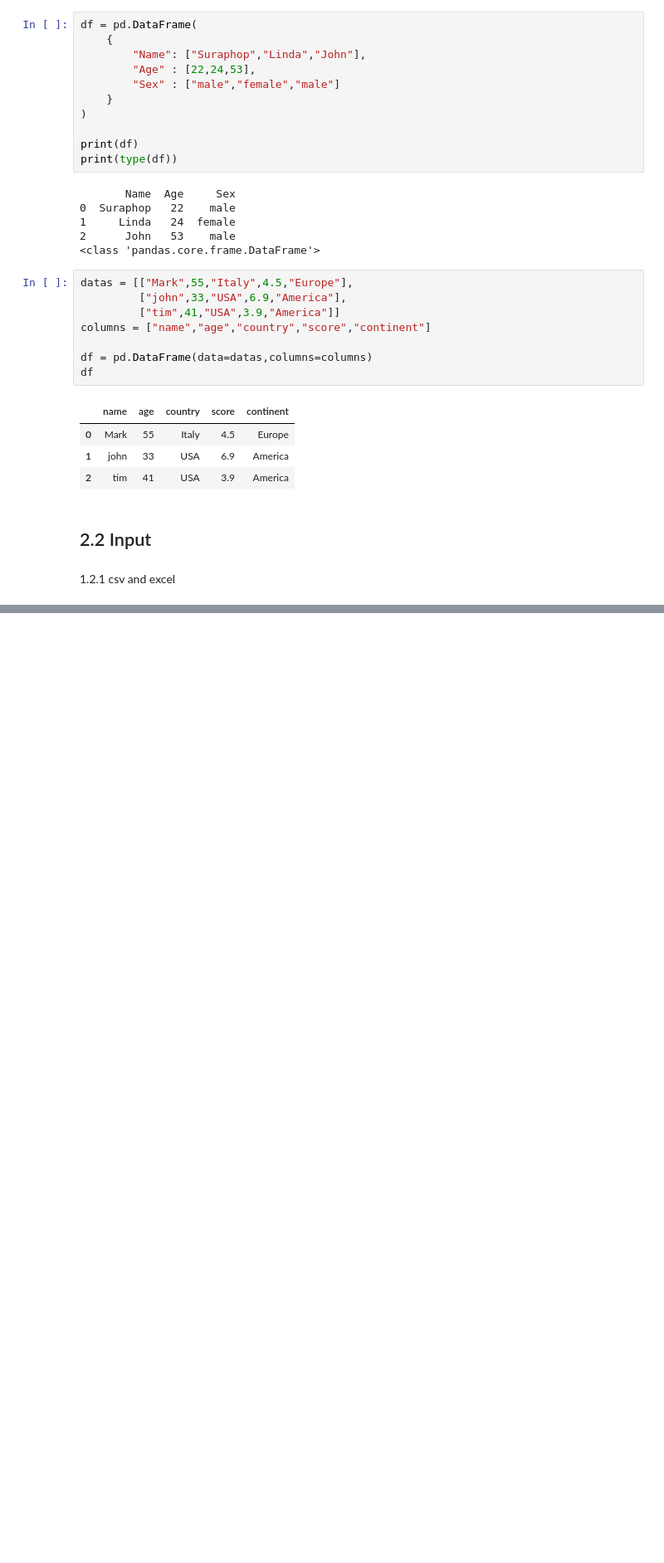
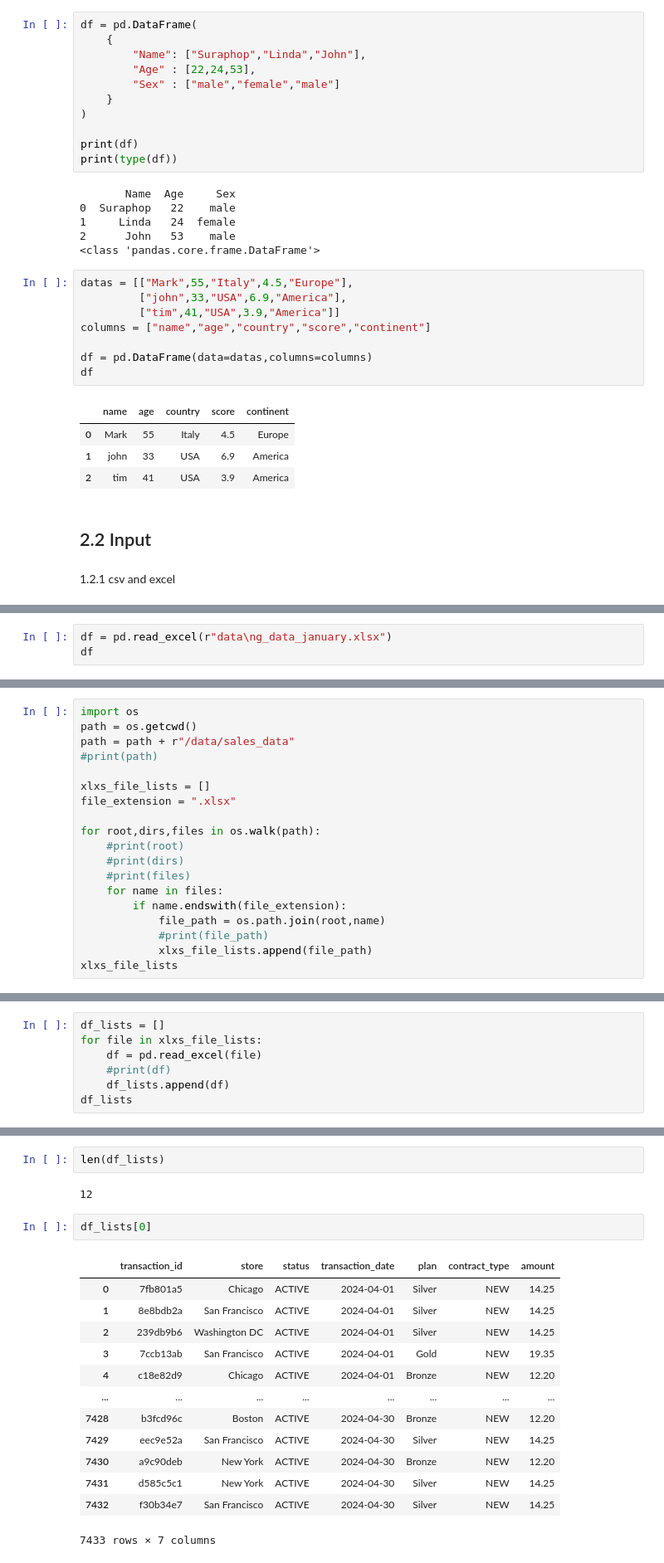
Before and after one commit to NMB-MIC/python_office_2025_02_13, a Jupyter notebook: src/02_pandas.ipynb, the cells around one changed output, grey strips where cells are left out. Shown at 83% size. Drawn from its saved outputs; the diff is of its cells as text; blank space fills up the shorter version.

```diff
--- a/src/02_pandas.ipynb
+++ b/src/02_pandas.ipynb
@@ -49,0 +84,3 @@ df = pd.read_csv()
+# %%
+df = pd.read_excel(r"data\ng_data_january.xlsx")
+df
@@ -49,0 +103,19 @@ df = pd.read_csv()
+# %%
+import os
+path = os.getcwd()
+path = path + r"/data/sales_data"
+#print(path)
+
+xlxs_file_lists = []
+file_extension = ".xlsx"
+
+for root,dirs,files in os.walk(path):
+    #print(root)
+    #print(dirs)
+    #print(files)
+    for name in files:
+        if name.endswith(file_extension):
+            file_path = os.path.join(root,name)
+            #print(file_path)
+            xlxs_file_lists.append(file_path)
+xlxs_file_lists
@@ -49,0 +135,7 @@ df = pd.read_csv()
+# %%
+df_lists = []
+for file in xlxs_file_lists:
+    df = pd.read_excel(file)
+    #print(df)
+    df_lists.append(df)
+df_lists
@@ -49,0 +160,20 @@ df = pd.read_csv()
+# %%
+len(df_lists)
+# %% [output]
+12
+# %%
+df_lists[0]
+# %% [output]
+|  | transaction_id | store | status | transaction_date | plan | contract_type | amount |
+| 0 | 7fb801a5 | Chicago | ACTIVE | 2024-04-01 | Silver | NEW | 14.25 |
+| 1 | 8e8bdb2a | San Francisco | ACTIVE | 2024-04-01 | Silver | NEW | 14.25 |
+| 2 | 239db9b6 | Washington DC | ACTIVE | 2024-04-01 | Silver | NEW | 14.25 |
+| 3 | 7ccb13ab | San Francisco | ACTIVE | 2024-04-01 | Gold | NEW | 19.35 |
+| 4 | c18e82d9 | Chicago | ACTIVE | 2024-04-01 | Bronze | NEW | 12.20 |
+| ... | ... | ... | ... | ... | ... | ... | ... |
+| 7428 | b3fcd96c | Boston | ACTIVE | 2024-04-30 | Bronze | NEW | 12.20 |
+| 7429 | eec9e52a | San Francisco | ACTIVE | 2024-04-30 | Silver | NEW | 14.25 |
+| 7430 | a9c90deb | New York | ACTIVE | 2024-04-30 | Bronze | NEW | 12.20 |
+| 7431 | d585c5c1 | New York | ACTIVE | 2024-04-30 | Silver | NEW | 14.25 |
+| 7432 | f30b34e7 | San Francisco | ACTIVE | 2024-04-30 | Silver | NEW | 14.25 |
+7433 rows × 7 columns
```
Also changed, not shown: parts of 12 cells of this notebook, 1 other file.
